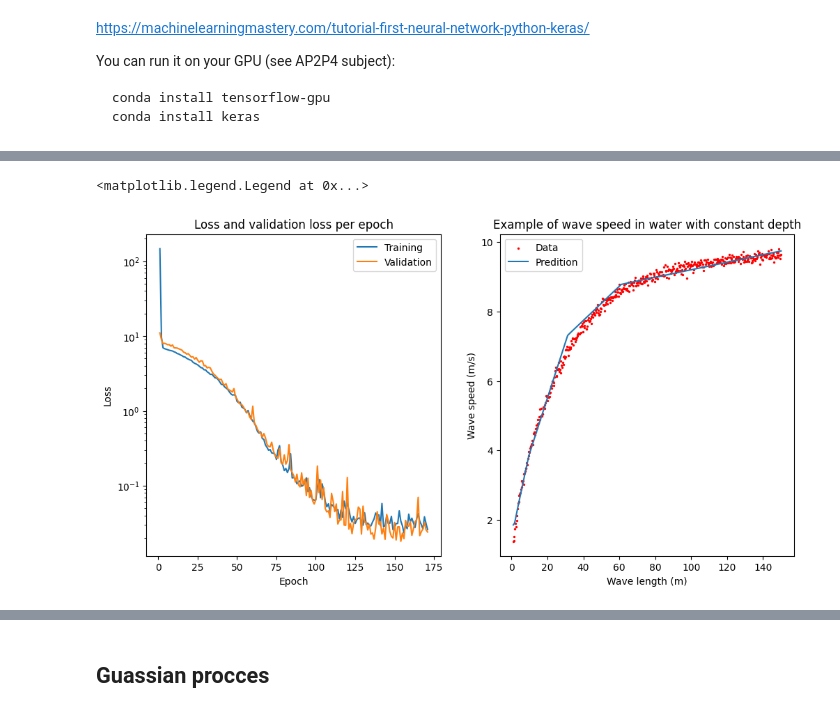
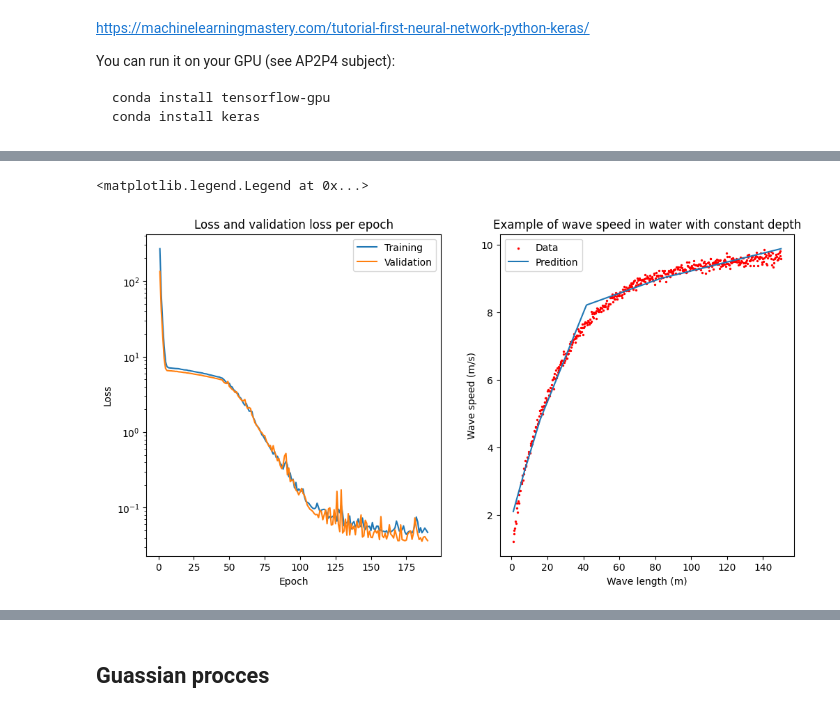
Before and after one commit to TimHeiszwolf/templates_and_scripts, a Jupyter notebook: StandardThings.ipynb, the cells around one changed output, grey strips where cells are left out. Drawn from its saved outputs; the diff is of its cells as text; code cells hidden in the pictures.

```diff
--- a/StandardThings.ipynb
+++ b/StandardThings.ipynb
@@ -431,6 +404,7 @@ from keras.models import Sequential, model_from_json
 from keras.layers import Dense, Conv2D, Flatten, Dropout, MaxPooling2D, ZeroPadding2D, AveragePooling2D
 from keras.optimizers import SGD, Adam, Adagrad, RMSprop# https://keras.io/api/optimizers/
 from keras.losses import mean_squared_error, mean_absolute_error, mean_absolute_percentage_error
+
 from sklearn.model_selection import train_test_split
 
 print("Tensorflow on GPU:",tf.test.is_gpu_available(), ", On Cuda:",tf.test.is_gpu_available(cuda_only=True))
@@ -447,7 +421,7 @@ model.add(Dense(12, input_shape=(1,), activation='relu'))
 model.add(Dense(8, activation='relu'))
 model.add(Dense(1))
 
-optimizer = Adam(learning_rate=0.005)
+optimizer = Adam(learning_rate=0.001)
 callbacks = [keras.callbacks.EarlyStopping(monitor='loss', patience=15)]#https://keras.io/api/callbacks/early_stopping/
 model.compile(loss=mean_squared_error, optimizer=optimizer)#Can also easily define your own loss function.
 
@@ -503,2 +477,2 @@ Model has a test loss of: 0.01949993520975113
 <matplotlib.legend.Legend at 0x...>
-[figure, old version]
+[figure, new version]
```
Also changed, not shown: parts of 18 cells of this notebook, 1 other file.
